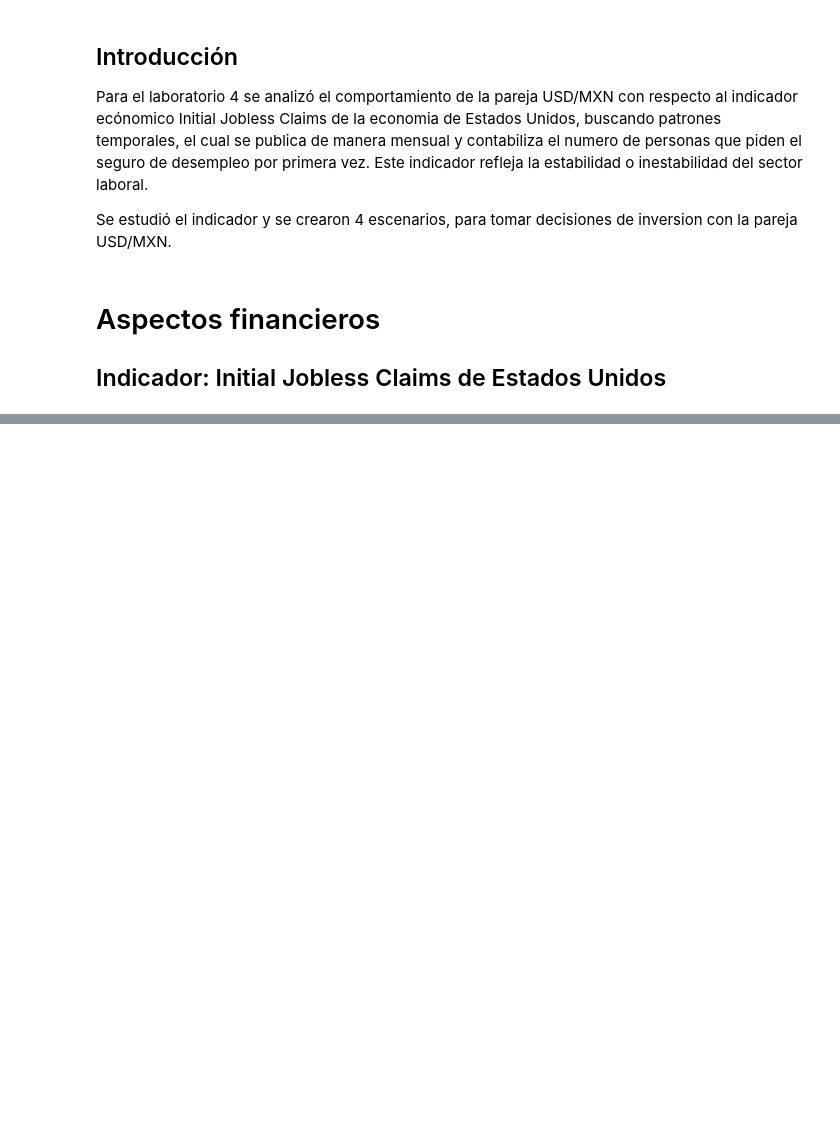
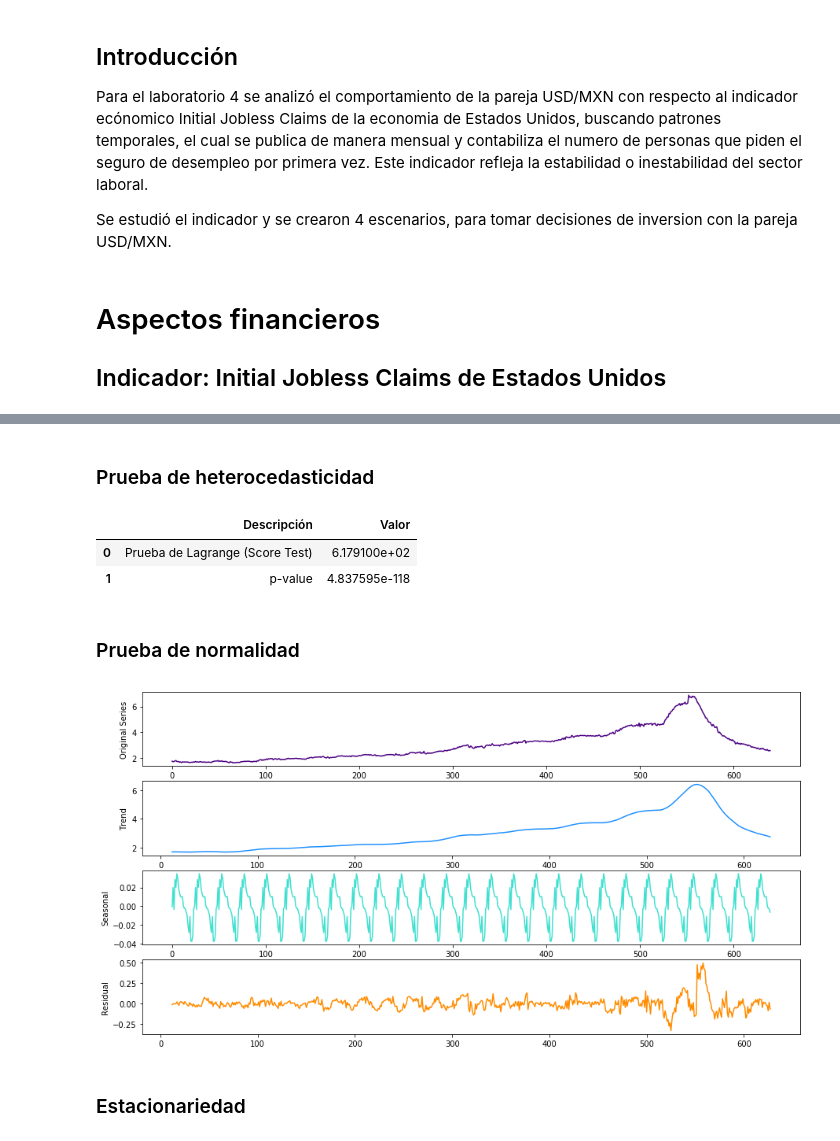
Before and after one commit to luisangelrp97/LAB_4_LARP, a Jupyter notebook: notebook.ipynb, the cells around one changed output, grey strips where cells are left out. Drawn from its saved outputs; the diff is of its cells as text; code cells hidden in the pictures; blank space fills up the shorter version.

```diff
--- a/notebook.ipynb
+++ b/notebook.ipynb
@@ -22,0 +90,16 @@ Se estudió el indicador y se crearon 4 escenarios, para tomar decisiones de inv
+# %% [markdown]
+### Prueba de heterocedasticidad
+# %%
+fn.het()
+# %% [output]
+|  | Descripción | Valor |
+| 0 | Prueba de Lagrange (Score Test) | 6.179100e+02 |
+| 1 | p-value | 4.837595e-118 |
+# %% [markdown]
+### Prueba de normalidad
+# %%
+fn.norm()
+# %% [output]
+[figure, added]
+# %% [markdown]
+### Estacionariedad
```
Also changed, not shown: parts of 25 cells of this notebook, 15 other files.
